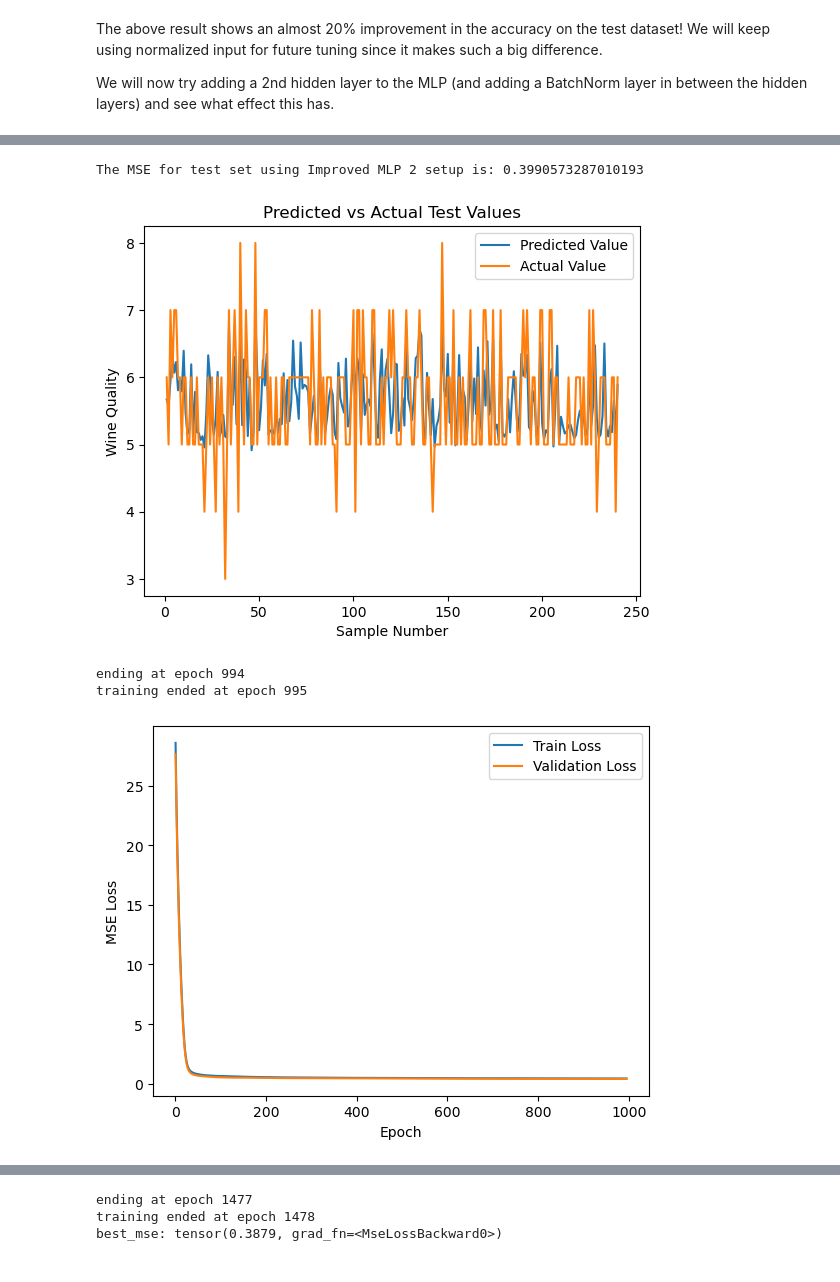
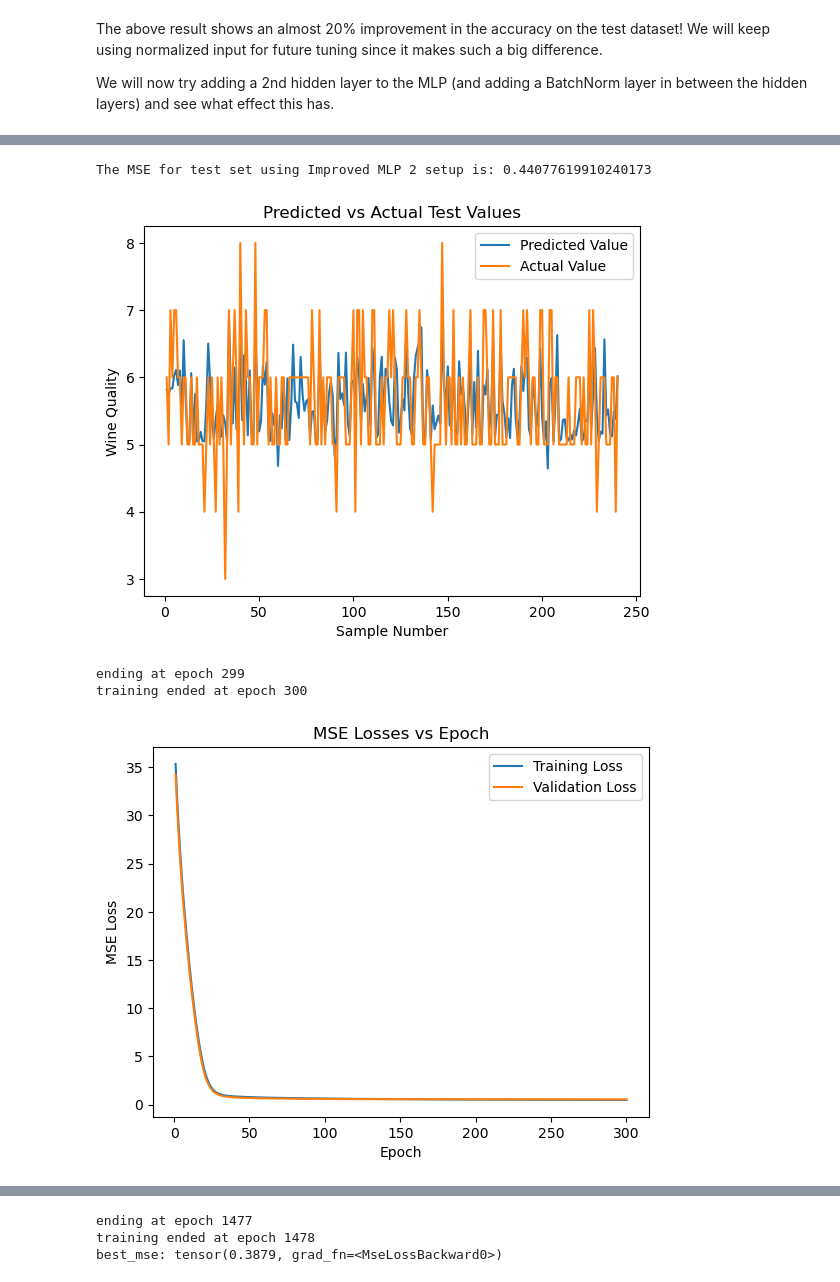
Before and after one commit to USFCA-CS663-Spring2024/mlp-multi-layer-perceptron-lawrenceslng, a Jupyter notebook: Assignment 4 - MLP.ipynb, the cells around one changed output, grey strips where cells are left out. Drawn from its saved outputs; the diff is of its cells as text; code cells hidden in the pictures.

```diff
--- a/Assignment 4 - MLP.ipynb
+++ b/Assignment 4 - MLP.ipynb
@@ -708,9 +692,9 @@ best_mse = np.inf
 best_weights = None
 cutoff_iterations = 5 ## limit to < 10
 
-for epoch in range(epochs):
+for e in range(epochs):
     if not continueTraining(train_loss, valid_loss, cutoff_iterations):
-        print("ending at epoch", epoch)
+        print("ending at epoch", e)
         break
     batch_loss = []
     model.train()
@@ -742,13 +726,16 @@ print("training ended at epoch", curr_epoch)
 
 # https://machinelearningmastery.com/building-a-regression-model-in-pytorch/
 
-def plot_loss_curves(epochs, train_loss, valid_loss):
-    plt.plot(epochs, train_loss, label='Train Loss')
-    plt.plot(epochs, valid_loss, label='Validation Loss')
-    plt.xlabel('Epoch')
-    plt.ylabel('MSE Loss')
-    plt.legend()
-    plt.show()
+plot_loss_curves(np.linspace(1, curr_epoch, curr_epoch-1), train_loss, valid_loss)
 
-plot_loss_curves(np.linspace(1, curr_epoch, curr_epoch-1), train_loss, valid_loss)
+# load back in the best model:
+model.load_state_dict(best_weights)
+
+## evaluate accuracy
+
+test_hyp = model.forward(test_x_ss)
+test_loss = criterion(test_hyp, test_y.float()).item()
+print("The MSE for test set using Improved MLP 2 setup is:", test_loss)
+
+plot_predict_actual_test_values(test_hyp, test_y)
 # %% [output]
@@ -784,5 +747,5 @@ The MSE for test set using Improved MLP 2 setup is: 0.9429641962051392
 # %%
-# Step 2: Increase # of hidden layers
+# Step 2b: Increase # of hidden layers + batchNorm after hidden 1 only
 
 class ImprovedWineMLP2(torch.nn.Module):
     def __init__(self, n_inputs, hidden_size, n_outputs):
@@ -855,13 +818,5 @@ print("training ended at epoch", curr_epoch)
 
 # https://machinelearningmastery.com/building-a-regression-model-in-pytorch/
 
-def plot_loss_curves(epochs, train_loss, valid_loss):
-    plt.plot(epochs, train_loss, label='Train Loss')
-    plt.plot(epochs, valid_loss, label='Validation Loss')
-    plt.xlabel('Epoch')
-    plt.ylabel('MSE Loss')
-    plt.legend()
-    plt.show()
-
 plot_loss_curves(np.linspace(1, curr_epoch, curr_epoch-1), train_loss, valid_loss)
 # %% [output]
@@ -877,24 +833,12 @@ test_hyp = model.forward(test_x_ss)
 test_loss = criterion(test_hyp, test_y.float()).item()
 print("The MSE for test set using Improved MLP 2 setup is:", test_loss)
 
-hyp_arr = []
-actual_arr = []
-for hyp_y, test_y_item in zip(test_hyp, test_y):
-    hyp_arr.append(hyp_y[0].float().detach().numpy().item())
-    actual_arr.append(test_y_item[0].float().detach().numpy().item())
-
-plt.plot(np.linspace(1, len(hyp_arr), len(hyp_arr)), hyp_arr, label='Predicted Value')
-plt.plot(np.linspace(1, len(hyp_arr), len(hyp_arr)), actual_arr, label='Actual Value')
-plt.title('Predicted vs Actual Test Values')
-plt.xlabel('Sample Number')
-plt.ylabel('Wine Quality')
-plt.legend()
-plt.show()
+plot_predict_actual_test_values(test_hyp, test_y)
 # %% [output]
-The MSE for test set using Improved MLP 2 setup is: 0.3990573287010193
+The MSE for test set using Improved MLP 2 setup is: 0.44077619910240173
-[figure, old version]
+[figure, new version]
 # %%
-# Step 2: Increase # of hidden layers
+# Step 2c: Increase # of hidden layers + batchNorm after hidden 2 only
 
 class ImprovedWineMLP2(torch.nn.Module):
     def __init__(self, n_inputs, hidden_size, n_outputs):
@@ -942,44 +886,36 @@ for epoch in range(epochs):
     # Train a batch
     for features, targets in train_loader:
         # Get output
         output = model.forward(features)
         # # Calculate the loss
         loss = criterion(output, targets.float())
         batch_loss.append(loss.item())
         optimiser.zero_grad() # Remove previous gradients
         loss.backward() # What the updates should be
         optimiser.step() # Update weights and biases
     # For each epoch
     model.eval()
     # # Training loss
     train_loss.append(sum(batch_loss) / len(batch_loss))
     # # Valid loss, etc.
     hyp_valid = model.forward(valid_x_ss)
     curr_valid_loss = criterion(hyp_valid, valid_y.float())
     valid_loss.append(curr_valid_loss.item())
     curr_epoch += 1
     if curr_valid_loss < best_mse:
         best_mse = curr_valid_loss
         best_weights = copy.deepcopy(model.state_dict())
 
 # epochs vs train && epochs vs valid
 print("training ended at epoch", curr_epoch)
 
 # https://machinelearningmastery.com/building-a-regression-model-in-pytorch/
 
-def plot_loss_curves(epochs, train_loss, valid_loss):
-    plt.plot(epochs, train_loss, label='Train Loss')
-    plt.plot(epochs, valid_loss, label='Validation Loss')
-    plt.xlabel('Epoch')
-    plt.ylabel('MSE Loss')
-    plt.legend()
-    plt.show()
-
 plot_loss_curves(np.linspace(1, curr_epoch, curr_epoch-1), train_loss, valid_loss)
 # %% [output]
-ending at epoch 994
-training ended at epoch 995
+ending at epoch 299
+training ended at epoch 300
-[figure, old version]
+[figure, new version]
 # %%
 # load back in the best model:
 model.load_state_dict(best_weights)
```
Also changed, not shown: parts of 18 cells of this notebook.
